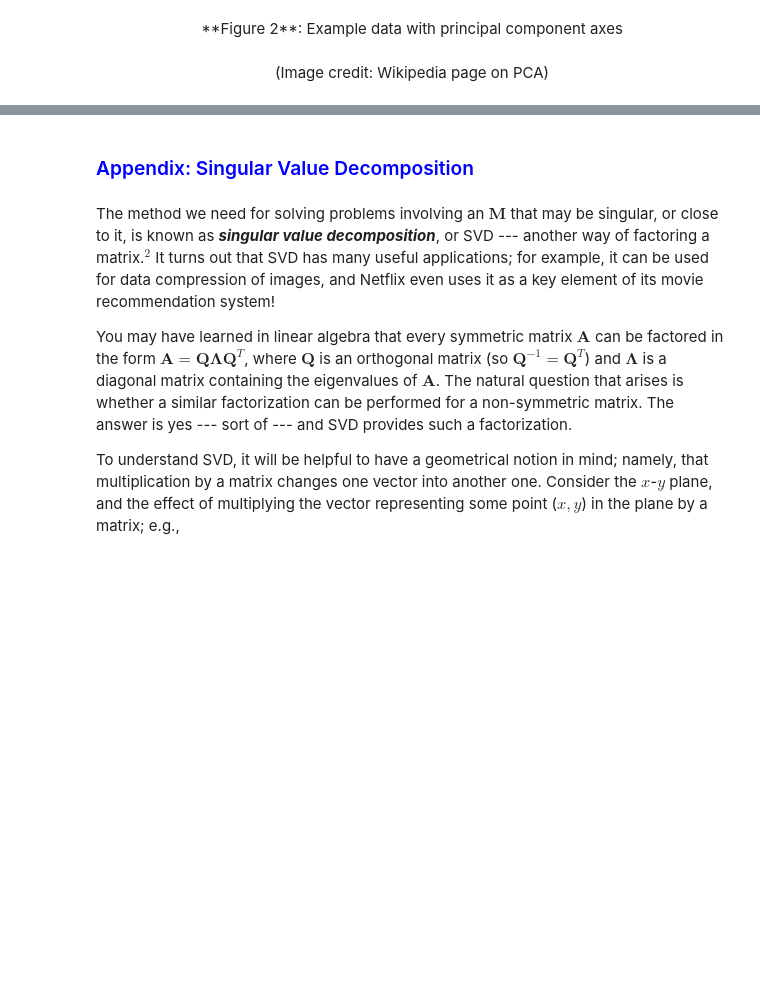
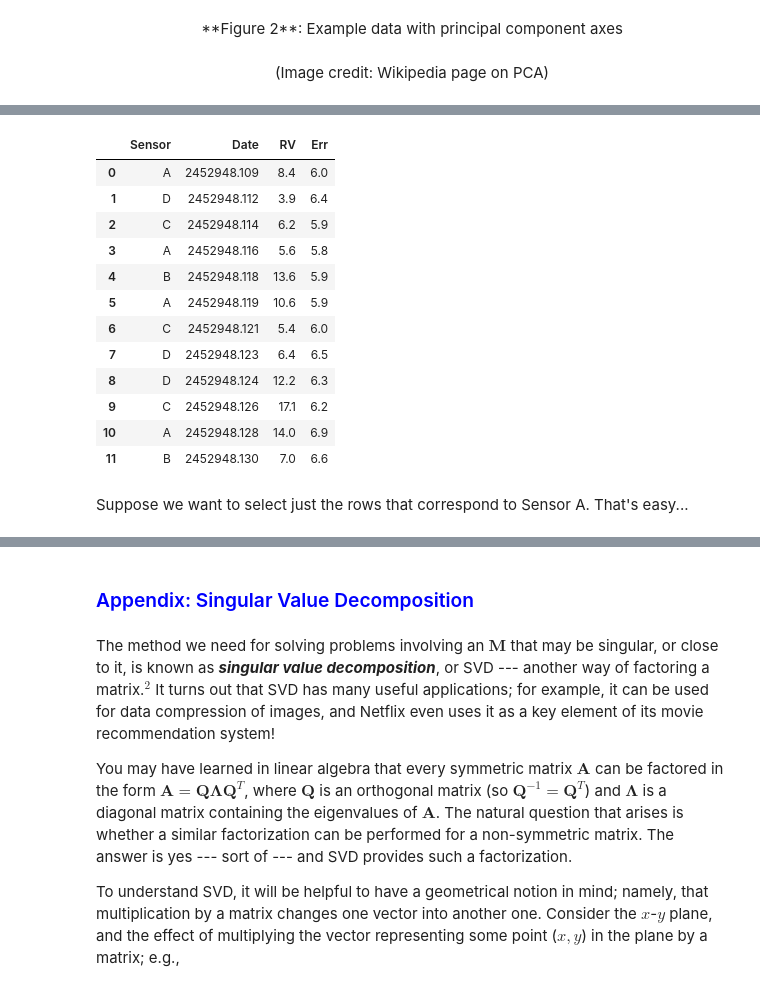
Before and after one commit to BrynMawrCollege/TIDES, a Jupyter notebook: notebooks/Computational_Module-08-DataAnalysis.ipynb, the cells around one changed output, grey strips where cells are left out. Drawn from its saved outputs; the diff is of its cells as text; code cells hidden in the pictures; blank space fills up the shorter version.

```diff
--- a/notebooks/Computational_Module-08-DataAnalysis.ipynb
+++ b/notebooks/Computational_Module-08-DataAnalysis.ipynb
@@ -144,0 +286,19 @@ The generalization to more than two variables is straightforward (e.g., for thre
+# %%
+star = pd.read_csv('asu.tsv', sep='\t', skiprows=36, nrows=12, usecols=[0,1,2,3], header=None, names=['Sensor', 'Date', 'RV', 'Err'])
+star
+# %% [output]
+|  | Sensor | Date | RV | Err |
+| 0 | A | 2452948.109 | 8.4 | 6.0 |
+| 1 | D | 2452948.112 | 3.9 | 6.4 |
+| 2 | C | 2452948.114 | 6.2 | 5.9 |
+| 3 | A | 2452948.116 | 5.6 | 5.8 |
+| 4 | B | 2452948.118 | 13.6 | 5.9 |
+| 5 | A | 2452948.119 | 10.6 | 5.9 |
+| 6 | C | 2452948.121 | 5.4 | 6.0 |
+| 7 | D | 2452948.123 | 6.4 | 6.5 |
+| 8 | D | 2452948.124 | 12.2 | 6.3 |
+| 9 | C | 2452948.126 | 17.1 | 6.2 |
+| 10 | A | 2452948.128 | 14.0 | 6.9 |
+| 11 | B | 2452948.130 | 7.0 | 6.6 |
+# %% [markdown]
+Suppose we want to select just the rows that correspond to Sensor A.  That's easy...
```
Also changed, not shown: parts of 55 cells of this notebook, 3 other files.
